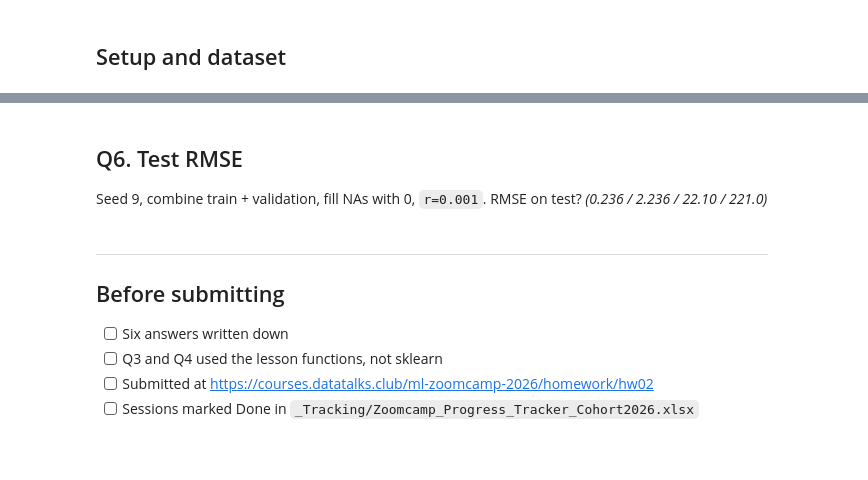
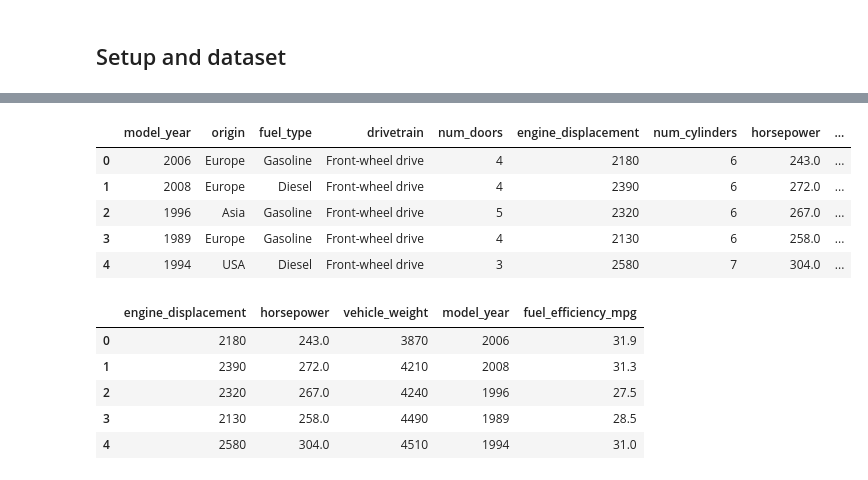
Before and after one commit to gigifumagalli/ml-zoomcamp, a Jupyter notebook: 01_Foundations/Module_02_Regression/cohort2026/Homework2_2026.ipynb, the cells around one changed output, grey strips where cells are left out. Saved outputs shown, nothing was run; the diff lists cells and outputs as text; code cells hidden in the pictures; blank space fills up the shorter version.

```diff
--- a/01_Foundations/Module_02_Regression/cohort2026/Homework2_2026.ipynb
+++ b/01_Foundations/Module_02_Regression/cohort2026/Homework2_2026.ipynb
@@ -85,12 +9,30 @@ Seeds `0..9`, fill NAs with 0, no regularization, collect validation RMSEs, `rou
-# %% [markdown]
-## Q6. Test RMSE
-
-Seed 9, combine train + validation, fill NAs with 0, `r=0.001`. RMSE on test? *(0.236 / 2.236 / 22.10 / 221.0)*
-# %% [markdown]
----
-## Before submitting
-
-- [ ] Six answers written down
-- [ ] Q3 and Q4 used the lesson functions, not sklearn
-- [ ] Submitted at https://courses.datatalks.club/ml-zoomcamp-2026/homework/hw02
-- [ ] Sessions marked Done in `_Tracking/Zoomcamp_Progress_Tracker_Cohort2026.xlsx`
+# %%
+import numpy as np
+import pandas as pd
+import matplotlib.pyplot as plt
+import seaborn as sns
+
+%matplotlib inline
+
+df_raw = pd.read_csv('car_fuel_efficiency_2026.csv')
+df_raw.shape
+df_raw.dtypes
+df_raw.head()
+# %% [output]
+|  | model_year | origin | fuel_type | drivetrain | num_doors | engine_displacement | num_cylinders | horsepower | ... |
+| 0 | 2006 | Europe | Gasoline | Front-wheel drive | 4 | 2180 | 6 | 243.0 | ... |
+| 1 | 2008 | Europe | Diesel | Front-wheel drive | 4 | 2390 | 6 | 272.0 | ... |
+| 2 | 1996 | Asia | Gasoline | Front-wheel drive | 5 | 2320 | 6 | 267.0 | ... |
+| 3 | 1989 | Europe | Gasoline | Front-wheel drive | 4 | 2130 | 6 | 258.0 | ... |
+| 4 | 1994 | USA | Diesel | Front-wheel drive | 3 | 2580 | 7 | 304.0 | ... |
+# %%
+COLS = ['engine_displacement', 'horsepower', 'vehicle_weight', 'model_year', 'fuel_efficiency_mpg']
+df = df_raw[COLS].copy()
+df.head()
+# %% [output]
+|  | engine_displacement | horsepower | vehicle_weight | model_year | fuel_efficiency_mpg |
+| 0 | 2180 | 243.0 | 3870 | 2006 | 31.9 |
+| 1 | 2390 | 272.0 | 4210 | 2008 | 31.3 |
+| 2 | 2320 | 267.0 | 4240 | 1996 | 27.5 |
+| 3 | 2130 | 258.0 | 4490 | 1989 | 28.5 |
+| 4 | 2580 | 304.0 | 4510 | 1994 | 31.0 |
```
Also changed, not shown: parts of 39 cells of this notebook.
